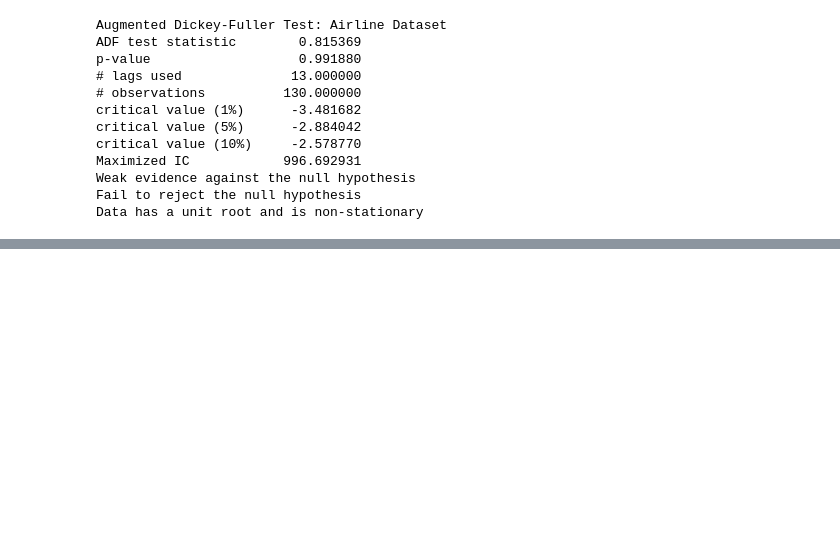
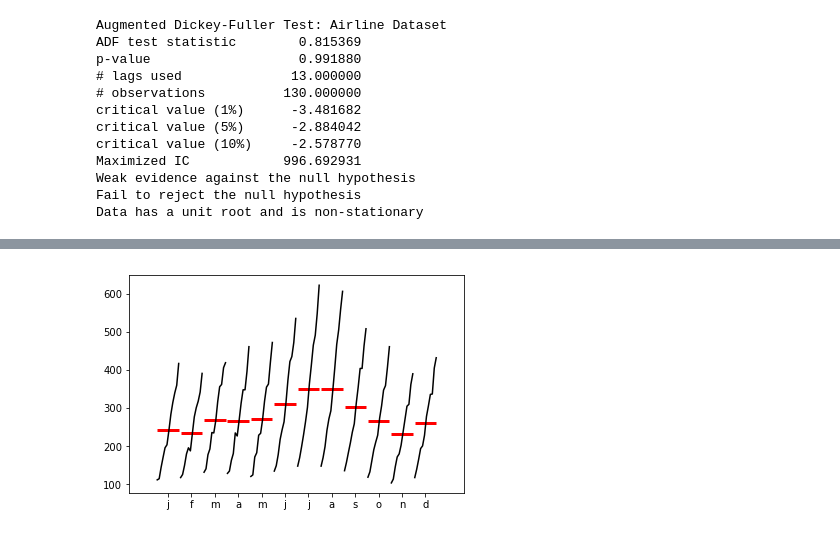
Before and after one commit to saifulrijal-ds/time-series-analysis-python, a Jupyter notebook: study-notes_general-forecasting-model_pt4.ipynb, the cells around one changed output, grey strips where cells are left out. Saved outputs shown, nothing was run; the diff lists cells and outputs as text; code cells hidden in the pictures; blank space fills up the shorter version.

```diff
--- a/study-notes_general-forecasting-model_pt4.ipynb
+++ b/study-notes_general-forecasting-model_pt4.ipynb
@@ -130,0 +290,4 @@ Data has a unit root and is non-stationary
+# %%
+month_plot(airline_df['Thousands of Passengers']);
+# %% [output]
+[figure, added]
```
Also changed, not shown: parts of 25 cells of this notebook, 1 other file.
